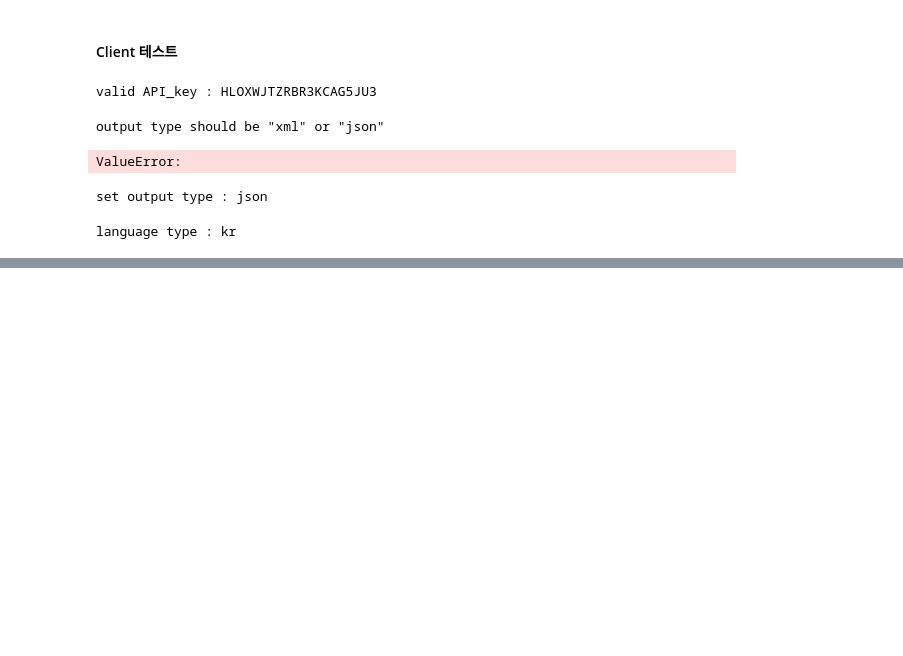
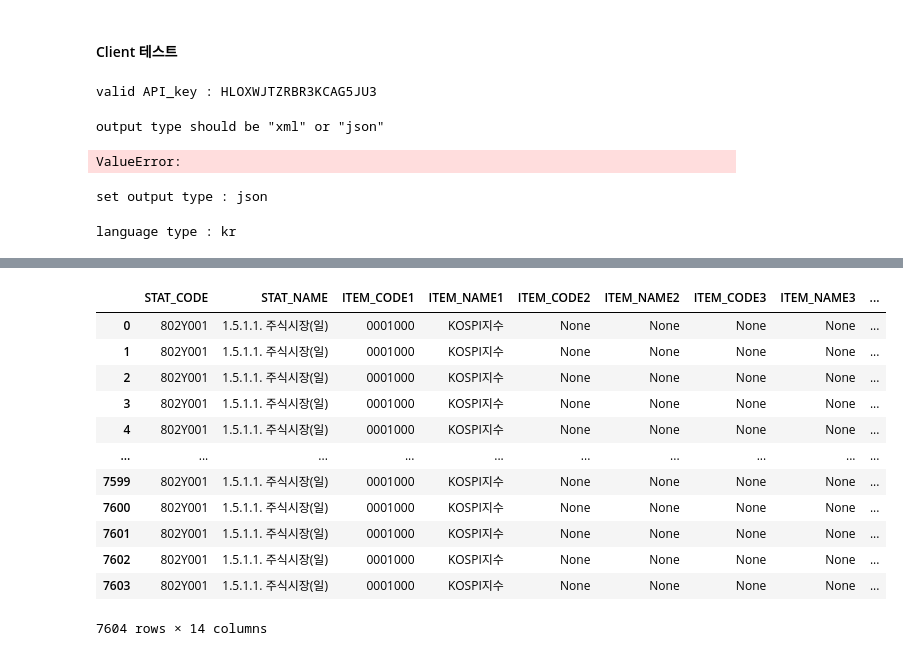
Before and after one commit to jmlee8939/ecos_api_loader, a Jupyter notebook: api_package_test.ipynb, the cells around one changed output, grey strips where cells are left out. Saved outputs shown, nothing was run; the diff lists cells and outputs as text; code cells hidden in the pictures; blank space fills up the shorter version.

Commit message:
client 업데이트

```diff
--- a/api_package_test.ipynb
+++ b/api_package_test.ipynb
@@ -158,6 +162,7 @@ class api_client:
         self.api_key = api_key
         self.output_type = 'json'
         self.language = 'kr'
+        self.stats_codes = stats_codes()
 
     def check_api_key(self):
         try :
@@ -230,0 +238,2 @@ language type : kr
+# %%
+client.stats_codes.load_stats_code(path='stats_df.pkl')
@@ -230,0 +278,16 @@ language type : kr
+# %%
+client.stat_search(stat_code='802Y001', first=1, end=7604, interval='D', starttime='19950103', endtime='20250106', subcode1='0001000')
+# %% [output]
+|  | STAT_CODE | STAT_NAME | ITEM_CODE1 | ITEM_NAME1 | ITEM_CODE2 | ITEM_NAME2 | ITEM_CODE3 | ITEM_NAME3 | ... |
+| 0 | 802Y001 | 1.5.1.1. 주식시장(일) | 0001000 | KOSPI지수 | None | None | None | None | ... |
+| 1 | 802Y001 | 1.5.1.1. 주식시장(일) | 0001000 | KOSPI지수 | None | None | None | None | ... |
+| 2 | 802Y001 | 1.5.1.1. 주식시장(일) | 0001000 | KOSPI지수 | None | None | None | None | ... |
+| 3 | 802Y001 | 1.5.1.1. 주식시장(일) | 0001000 | KOSPI지수 | None | None | None | None | ... |
+| 4 | 802Y001 | 1.5.1.1. 주식시장(일) | 0001000 | KOSPI지수 | None | None | None | None | ... |
+| ... | ... | ... | ... | ... | ... | ... | ... | ... | ... |
+| 7599 | 802Y001 | 1.5.1.1. 주식시장(일) | 0001000 | KOSPI지수 | None | None | None | None | ... |
+| 7600 | 802Y001 | 1.5.1.1. 주식시장(일) | 0001000 | KOSPI지수 | None | None | None | None | ... |
+| 7601 | 802Y001 | 1.5.1.1. 주식시장(일) | 0001000 | KOSPI지수 | None | None | None | None | ... |
+| 7602 | 802Y001 | 1.5.1.1. 주식시장(일) | 0001000 | KOSPI지수 | None | None | None | None | ... |
+| 7603 | 802Y001 | 1.5.1.1. 주식시장(일) | 0001000 | KOSPI지수 | None | None | None | None | ... |
+7604 rows × 14 columns
```
Also changed, not shown: parts of 6 cells of this notebook, 1 other file.
